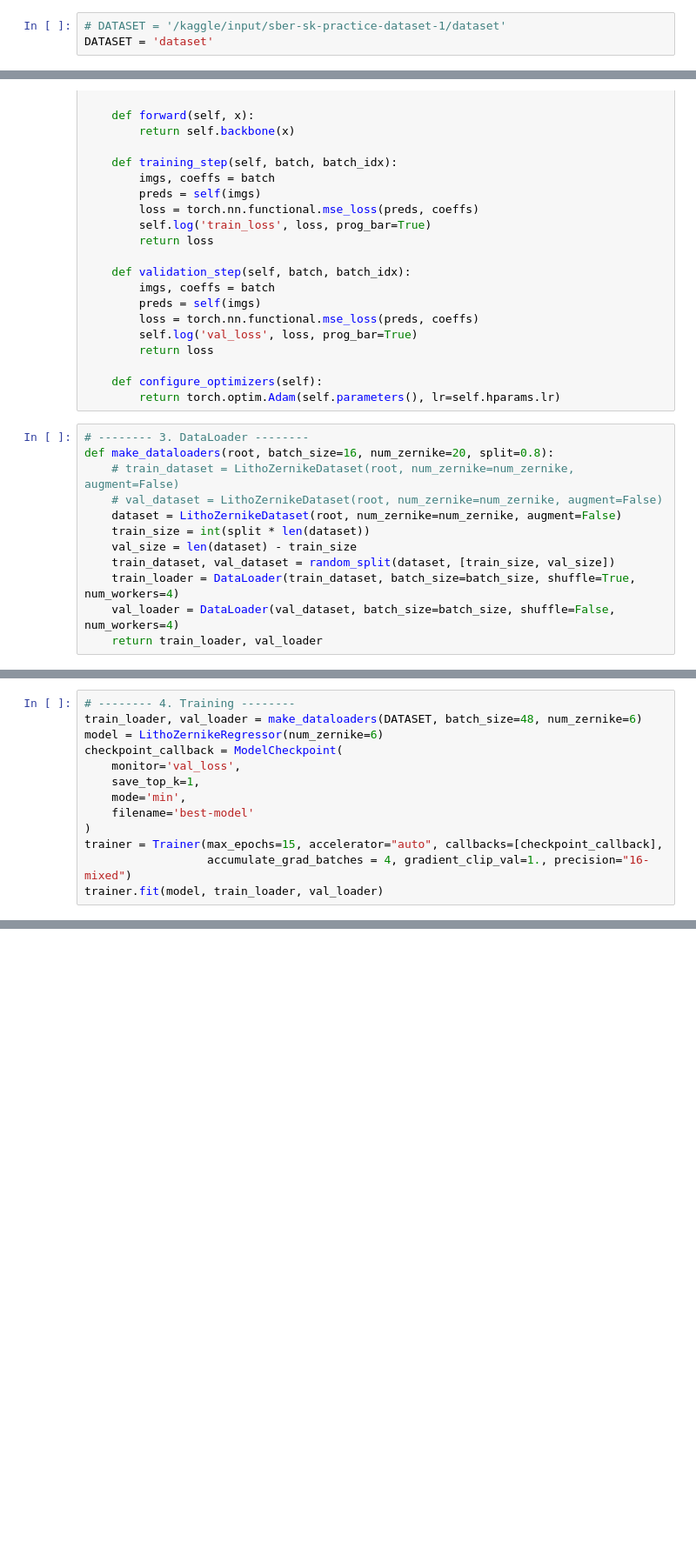
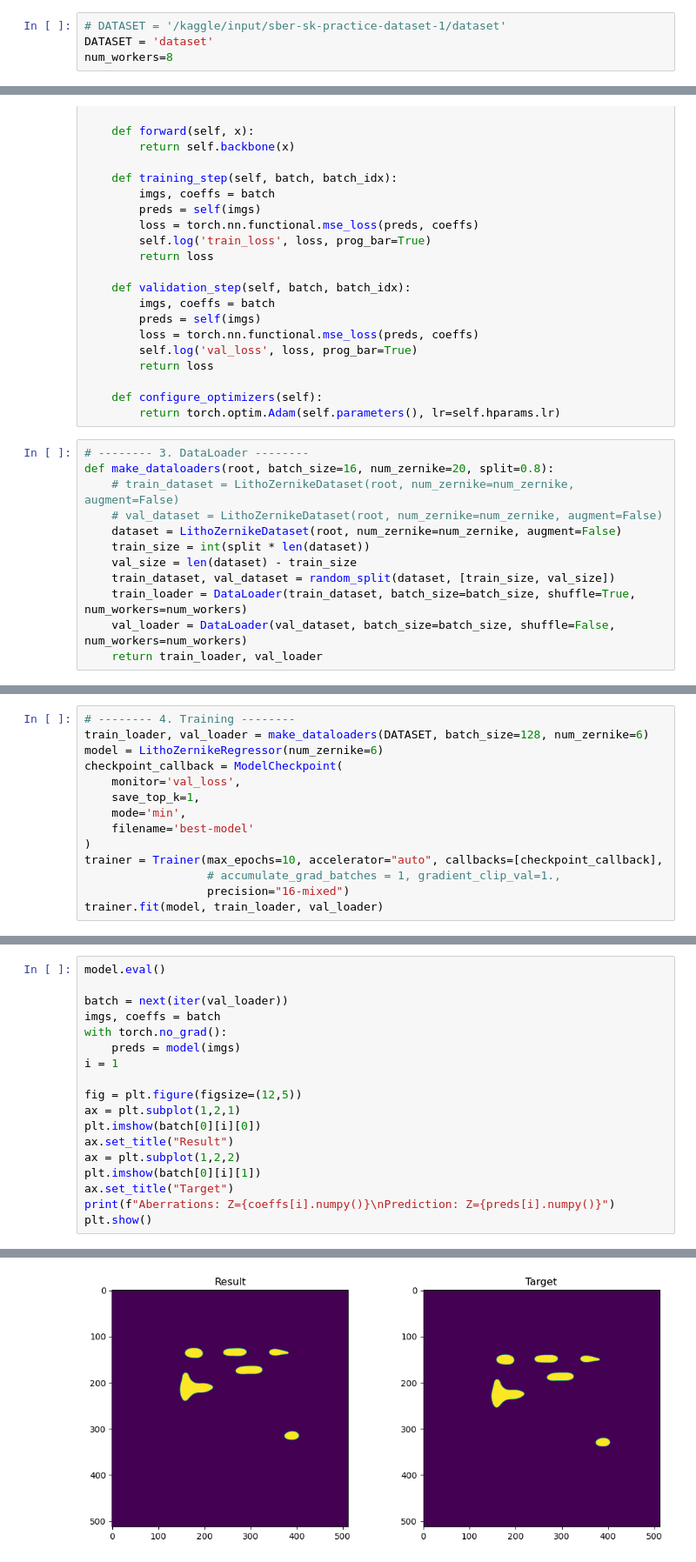
Before and after one commit to kakurinvv/Lithography-with-aberrations, a Jupyter notebook: model/notebook686e7edd6f.ipynb, the cells around one changed output, grey strips where cells are left out. Shown: that part at 87% size. Drawn from its saved outputs; the diff is of its cells as text; blank space fills up the shorter version.

```diff
--- a/model/notebook686e7edd6f.ipynb
+++ b/model/notebook686e7edd6f.ipynb
@@ -16,6 +17,7 @@ from torch.utils.data import random_split
 # %%
 # DATASET = '/kaggle/input/sber-sk-practice-dataset-1/dataset'
 DATASET = 'dataset'
+num_workers=8
 # %%
 # -------- 1. Dataset --------
 class LithoZernikeDataset(Dataset):
@@ -165,7 +167,7 @@ def make_dataloaders(root, batch_size=16, num_zernike=20, split=0.8):
     train_size = int(split * len(dataset))
     val_size = len(dataset) - train_size
     train_dataset, val_dataset = random_split(dataset, [train_size, val_size])
-    train_loader = DataLoader(train_dataset, batch_size=batch_size, shuffle=True, num_workers=4)
-    val_loader = DataLoader(val_dataset, batch_size=batch_size, shuffle=False, num_workers=4)
+    train_loader = DataLoader(train_dataset, batch_size=batch_size, shuffle=True, num_workers=num_workers)
+    val_loader = DataLoader(val_dataset, batch_size=batch_size, shuffle=False, num_workers=num_workers)
     return train_loader, val_loader
 # %%
@@ -190,6 +190,6 @@ Aberrations: Z=[ 0. -3.  0.  0.  0.  0.]
 # %%
 # -------- 4. Training --------
-train_loader, val_loader = make_dataloaders(DATASET, batch_size=48, num_zernike=6)
+train_loader, val_loader = make_dataloaders(DATASET, batch_size=128, num_zernike=6)
 model = LithoZernikeRegressor(num_zernike=6)
 checkpoint_callback = ModelCheckpoint(
     monitor='val_loss',
@@ -197,7 +197,8 @@ checkpoint_callback = ModelCheckpoint(
     mode='min',
     filename='best-model'
 )
-trainer = Trainer(max_epochs=15, accelerator="auto", callbacks=[checkpoint_callback],
-                  accumulate_grad_batches = 4, gradient_clip_val=1., precision="16-mixed")
+trainer = Trainer(max_epochs=10, accelerator="auto", callbacks=[checkpoint_callback],
+                  # accumulate_grad_batches = 1, gradient_clip_val=1.,
+                  precision="16-mixed")
 trainer.fit(model, train_loader, val_loader)
 # %% [output]
@@ -232,0 +241,19 @@ torch.save(model.state_dict(), 'final_model.pt')
+# %%
+model.eval()
+
+batch = next(iter(val_loader))
+imgs, coeffs = batch
+with torch.no_grad():
+    preds = model(imgs)
+i = 1
+
+fig = plt.figure(figsize=(12,5))
+ax = plt.subplot(1,2,1)
+plt.imshow(batch[0][i][0])
+ax.set_title("Result")
+ax = plt.subplot(1,2,2)
+plt.imshow(batch[0][i][1])
+ax.set_title("Target")
+print(f"Aberrations: Z={coeffs[i].numpy()}\nPrediction: Z={preds[i].numpy()}")
+plt.show()
+# %% [output]
@@ -232,0 +263 @@ torch.save(model.state_dict(), 'final_model.pt')
+[figure, added]
```
Also changed, not shown: parts of 10 cells of this notebook, 7 other files.
